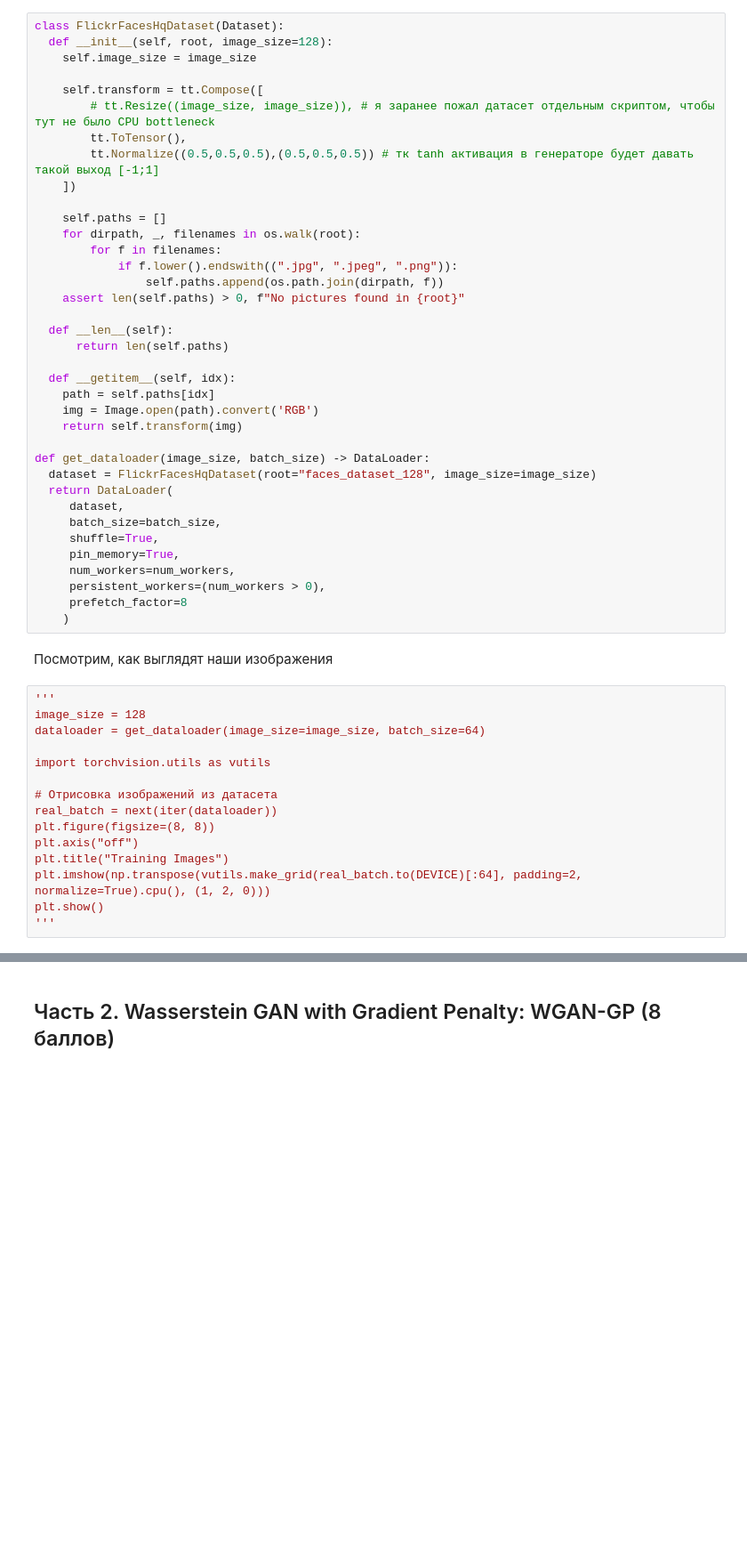
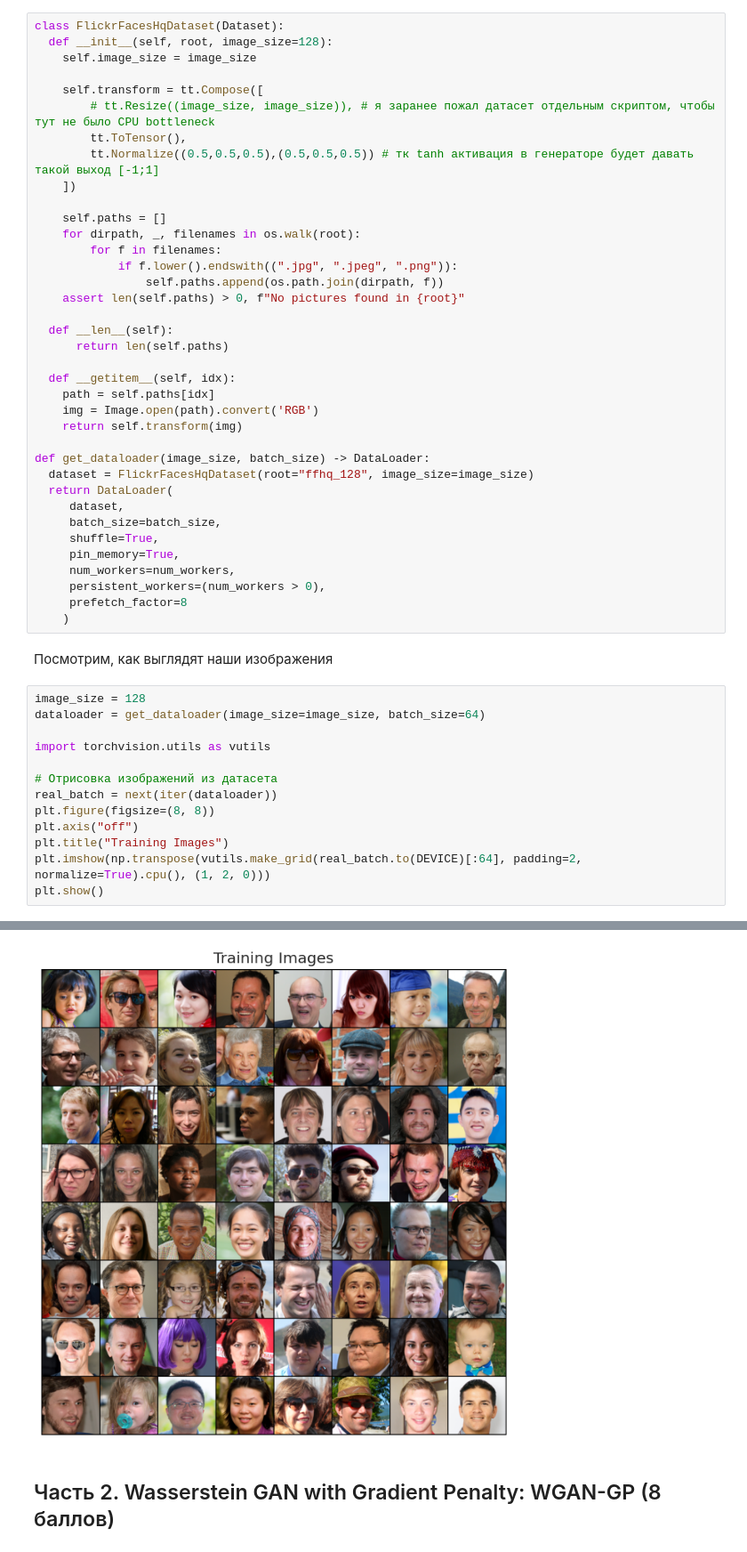
Before and after one commit to Figishe/DeepLearningSchool_part_1_ml_cv, a Jupyter notebook: week_11_GANs/Homework/WGAN_GP_hw_v2.ipynb, the cells around one changed output, grey strips where cells are left out. Shown at 89% size. Saved outputs shown, nothing was run; the diff lists cells and outputs as text; blank space fills up the shorter version.

```diff
--- a/week_11_GANs/Homework/WGAN_GP_hw_v2.ipynb
+++ b/week_11_GANs/Homework/WGAN_GP_hw_v2.ipynb
@@ -97,7 +97,7 @@ class FlickrFacesHqDataset(Dataset):
     return self.transform(img)
 
 def get_dataloader(image_size, batch_size) -> DataLoader:
-  dataset = FlickrFacesHqDataset(root="faces_dataset_128", image_size=image_size)
+  dataset = FlickrFacesHqDataset(root="ffhq_128", image_size=image_size)
   return DataLoader(
      dataset,
      batch_size=batch_size,
@@ -110,7 +110,6 @@ def get_dataloader(image_size, batch_size) -> DataLoader:
 # %% [markdown]
 Посмотрим, как выглядят наши изображения
 # %%
-'''
 image_size = 128
 dataloader = get_dataloader(image_size=image_size, batch_size=64)
 
@@ -123,5 +122,4 @@ plt.axis("off")
 plt.title("Training Images")
 plt.imshow(np.transpose(vutils.make_grid(real_batch.to(DEVICE)[:64], padding=2, normalize=True).cpu(), (1, 2, 0)))
 plt.show()
-'''
 # %% [output]
@@ -129,3 +126,4 @@ plt.show()
+[figure, added]
 # %% [markdown]
 ## Часть 2. Wasserstein GAN with Gradient Penalty: WGAN-GP (8 баллов)
 # %% [markdown]
```
Also changed, not shown: parts of 17 cells of this notebook.
